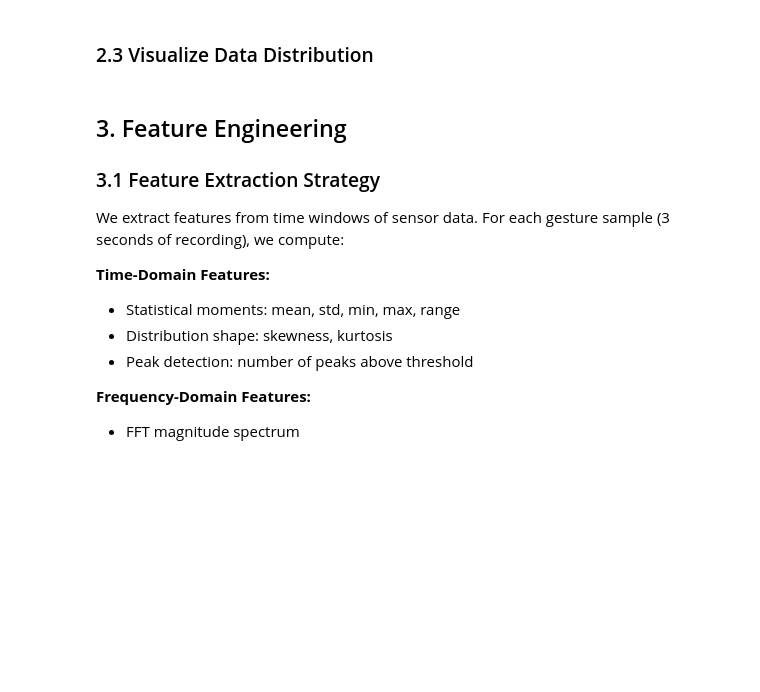
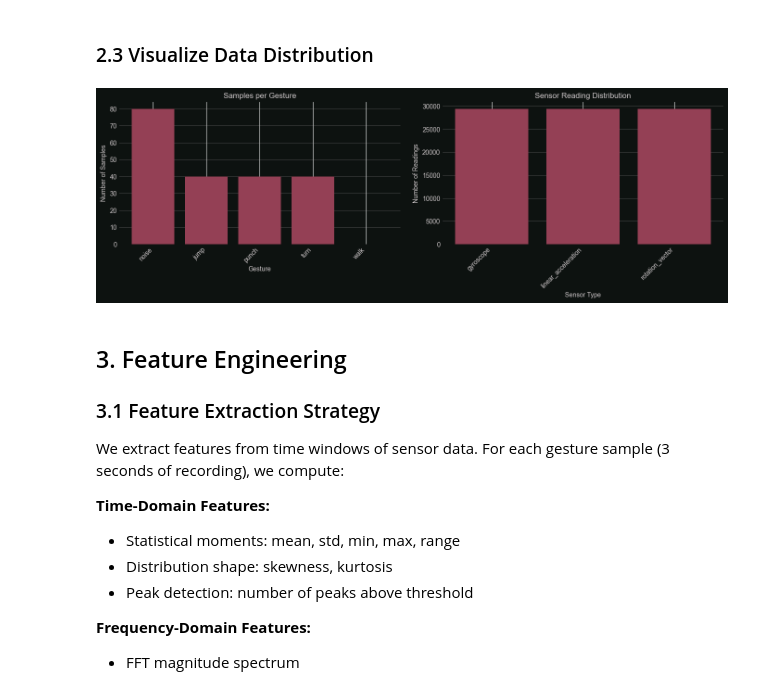
Before and after one commit to Furuta-Mototada/v3-watch_SilksongController_25TPE, a Jupyter notebook: CS156_Silksong_Watch.ipynb, the cells around one changed output. Cells and saved outputs as stored; diff of their text form; code cells hidden in the pictures; blank space fills up the shorter version.

```diff
--- a/CS156_Silksong_Watch.ipynb
+++ b/CS156_Silksong_Watch.ipynb
@@ -216,18 +231,20 @@ if not all_data.empty:
     print(f"  Columns: {all_data.shape[1]}")
 
     print("\n--- Gestures ---")
-    gesture_counts = all_data.groupby('gesture')['sample'].nunique().sort_values(ascending=False)
+    gesture_counts = (
+        all_data.groupby("gesture")["sample"].nunique().sort_values(ascending=False)
+    )
     print(f"Unique gestures: {len(gesture_counts)}")
     for gesture, count in gesture_counts.items():
         print(f"  {gesture}: {count} samples")
 
     print("\n--- Sensors ---")
-    sensor_counts = all_data['sensor'].value_counts()
+    sensor_counts = all_data["sensor"].value_counts()
     for sensor, count in sensor_counts.items():
         print(f"  {sensor}: {count:,} readings")
 
     print("\n--- Stances ---")
-    stance_counts = all_data['stance'].value_counts()
+    stance_counts = all_data["stance"].value_counts()
     for stance, count in stance_counts.items():
         print(f"  {stance}: {count:,} readings")
 
@@ -245,31 +291,61 @@ if not all_data.empty:
 # %% [markdown]
 ### 2.3 Visualize Data Distribution
 # %%
+# Ensure you have matplotlib imported
+import matplotlib.pyplot as plt
+
 if not all_data.empty:
+    # Create figure and axes
     fig, axes = plt.subplots(1, 2, figsize=(14, 5))
 
+    # Hornet from Hollowknight: Silksong Colors
+    bar_color = "#944055"
+    bg_color = "#0D1210"
+    axis_color = "#CFC9CB"
+    grid_alpha = 0.3
+
+    # Set figure and axes backgrounds
+    fig.patch.set_facecolor(bg_color)
+    for ax in axes:
+        ax.set_facecolor(bg_color)
+
+        # Axis spine and tick colors
+        for spine in ax.spines.values():
+            spine.set_color(axis_color)
+
+        ax.tick_params(colors=axis_color)  # tick labels and ticks
+        ax.xaxis.label.set_color(axis_color)
+        ax.yaxis.label.set_color(axis_color)
+        ax.title.set_color(axis_color)
+
+        # Grid color
+        ax.grid(axis="y", alpha=grid_alpha, color=axis_color)
+
     # Gesture distribution
-    gesture_samples = all_data.groupby('gesture')['sample'].nunique().sort_values(ascending=False)
-    axes[0].bar(range(len(gesture_samples)), gesture_samples.values)
+    gesture_samples = (
+        all_data.groupby("gesture")["sample"].nunique().sort_values(ascending=False)
+    )
+    axes[0].bar(range(len(gesture_samples)), gesture_samples.values, color=bar_color)
     axes[0].set_xticks(range(len(gesture_samples)))
-    axes[0].set_xticklabels(gesture_samples.index, rotation=45, ha='right')
-    axes[0].set_xlabel('Gesture')
-    axes[0].set_ylabel('Number of Samples')
-    axes[0].set_title('Samples per Gesture')
-    axes[0].grid(axis='y', alpha=0.3)
+    axes[0].set_xticklabels(gesture_samples.index, rotation=45, ha="right")
+    axes[0].set_xlabel("Gesture")
+    axes[0].set_ylabel("Number of Samples")
+    axes[0].set_title("Samples per Gesture")
 
     # Sensor distribution
-    sensor_counts = all_data['sensor'].value_counts()
-    axes[1].bar(range(len(sensor_counts)), sensor_counts.values)
+    sensor_counts = all_data["sensor"].value_counts()
+    axes[1].bar(range(len(sensor_counts)), sensor_counts.values, color=bar_color)
     axes[1].set_xticks(range(len(sensor_counts)))
-    axes[1].set_xticklabels(sensor_counts.index, rotation=45, ha='right')
-    axes[1].set_xlabel('Sensor Type')
-    axes[1].set_ylabel('Number of Readings')
-    axes[1].set_title('Sensor Reading Distribution')
-    axes[1].grid(axis='y', alpha=0.3)
+    axes[1].set_xticklabels(sensor_counts.index, rotation=45, ha="right")
+    axes[1].set_xlabel("Sensor Type")
+    axes[1].set_ylabel("Number of Readings")
+    axes[1].set_title("Sensor Reading Distribution")
 
-    plt.tight_layout()
+    # Tight layout on dark background can clip labels; add pad and use constrained layout
+    plt.tight_layout(pad=2.0)
     plt.show()
+# %% [output]
+[figure, added]
 # %% [markdown]
 ## 3. Feature Engineering
 
```
Also changed, not shown: parts of 16 cells of this notebook, 5 other files.
